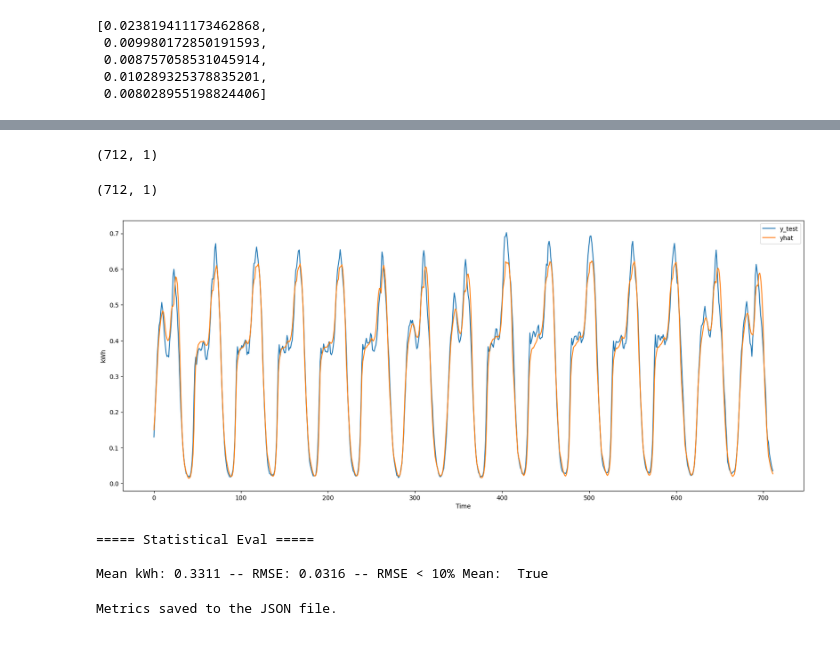
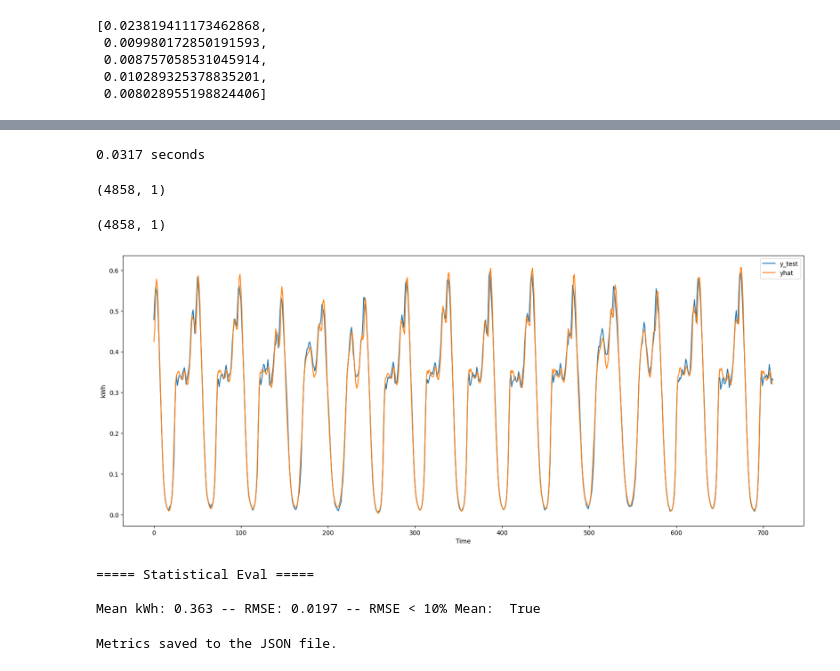
Before and after one commit to theabrahamaudu/Electricity_Use_Prediction, a Jupyter notebook: notebooks/model_exp.ipynb, the cells around one changed output, grey strips where cells are left out. Drawn from its saved outputs; the diff is of its cells as text; code cells hidden in the pictures.

Commit message:
best model--0.2.4-fulldata

```diff
--- a/notebooks/model_exp.ipynb
+++ b/notebooks/model_exp.ipynb
@@ -181,7 +181,7 @@ array([[0.16605012],
 # %%
 future = 1
 past = 48 * 30
-X, y = structure_data(scaled_summed_df[:5000], n_future=future, n_past=past)
+X, y = structure_data(scaled_summed_df, n_future=future, n_past=past)
 # %%
 X.shape
 # %% [output]
@@ -226,12 +226,12 @@ if gpus:
 # %%
 # Define Hyperparameters
-version = "0.2.4"
+version = "0.2.4-fulldata"
 serie_size =  X_train.shape[1]
 n_features =  X_train.shape[2]
 
 epochs = 100
 patience = int(np.sqrt(epochs))
-batch = 16
+batch = 20
 lr = 0.00001
 # %%
 from tensorflow.keras.layers import Bidirectional, Dropout, BatchNormalization
@@ -396,7 +396,7 @@ plt.plot(encoder_decoder_history.history['val_loss'])
 # Load the model and model history
 
 # Load the model
-encoder_decoder = tf.keras.models.load_model(f"../models/model_{version}.keras", custom_objects={"Attention": Attention})
+encoder_decoder = tf.keras.models.load_model(f"../models/model_{version}.keras")#, custom_objects={"Attention": Attention})
 
 # Load the model history
 with open(f"../models/model_history_{version}.pkl", "rb") as f:
@@ -418,22 +418,27 @@ infer_time = time.perf_counter() - start
+# %%
+infer_time = infer_time/len(yhat)
+print(round(infer_time, 4), "seconds")
+# %% [output]
+0.0317 seconds
 # %%
 yhat.shape
 # %% [output]
-(712, 1)
+(4858, 1)
 # %%
 y_test.shape
 # %% [output]
-(712, 1)
+(4858, 1)
 # %%
 plt.figure(figsize=(20,8))
-plt.plot(y_test)
-plt.plot(yhat)
+plt.plot(y_test[:712])
+plt.plot(yhat[:712])
 plt.legend(['y_test', 'yhat'])
 plt.xlabel('Time')
 plt.ylabel('kWh')
 plt.savefig(f'../reports/figures/testplot_{version}.png')
 plt.show()
 # %% [output]
-[figure, old version]
+[figure, new version]
 # %%
 
 
@@ -518,7 +523,7 @@ rmse, rmse_less_10 = stat_eval(y_test=y_test, yhat=yhat)
 # %% [output]
 ===== Statistical Eval =====
 
-Mean kWh: 0.3311 -- RMSE: 0.0316 -- RMSE < 10% Mean:  True
+Mean kWh: 0.363 -- RMSE: 0.0197 -- RMSE < 10% Mean:  True
 # %%
 # ===== Statistical Eval =====
 
```
Also changed, not shown: parts of 11 cells of this notebook, 6 other files.
